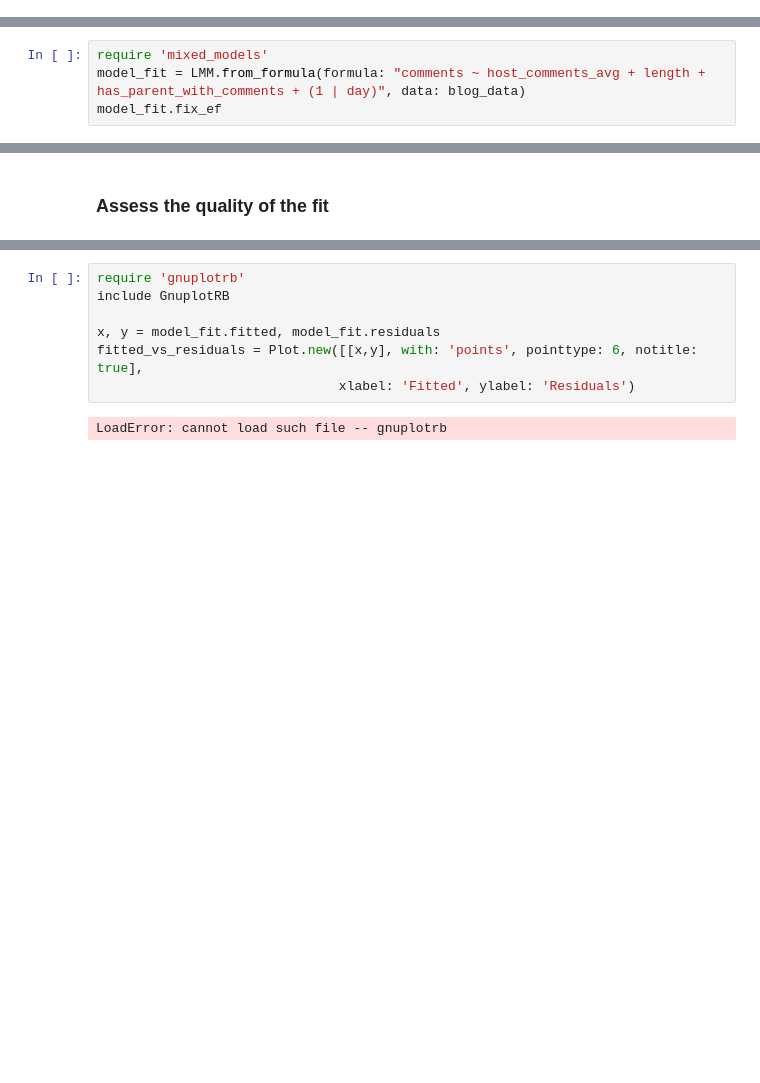
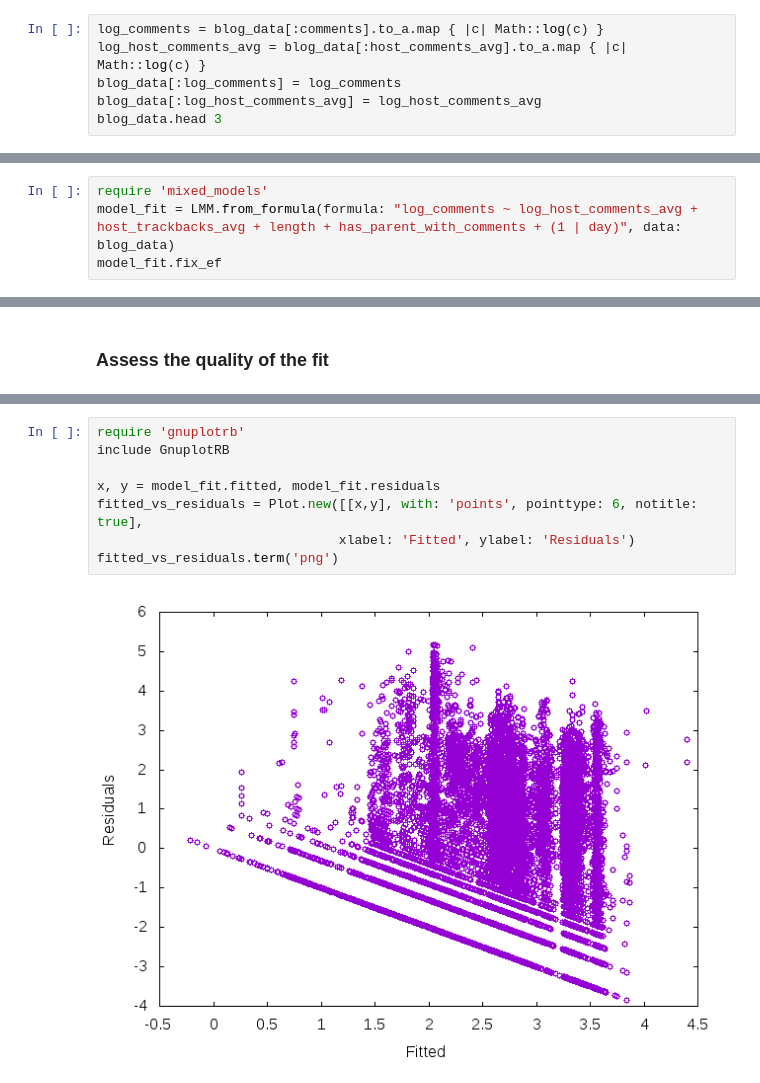
Before and after one commit to agisga/mixed_models, a Jupyter notebook: notebooks/blog_data.ipynb, the cells around one changed output, grey strips where cells are left out. Cells and saved outputs as stored; diff of their text form; blank space fills up the shorter version.

```diff
--- a/notebooks/blog_data.ipynb
+++ b/notebooks/blog_data.ipynb
@@ -112,0 +143,6 @@ blog_data.head 3
+# %%
+log_comments = blog_data[:comments].to_a.map { |c| Math::log(c) }
+log_host_comments_avg = blog_data[:host_comments_avg].to_a.map { |c| Math::log(c) }
+blog_data[:log_comments] = log_comments
+blog_data[:log_host_comments_avg] = log_host_comments_avg
+blog_data.head 3
@@ -113,5 +167,5 @@ blog_data.head 3
 # %%
 require 'mixed_models'
-model_fit = LMM.from_formula(formula: "comments ~ host_comments_avg + length + has_parent_with_comments + (1 | day)", data: blog_data)
+model_fit = LMM.from_formula(formula: "log_comments ~ log_host_comments_avg + host_trackbacks_avg + length + has_parent_with_comments + (1 | day)", data: blog_data)
 model_fit.fix_ef
 # %% [output]
@@ -141,9 +179,10 @@ starting iteration 19
 # %%
 require 'gnuplotrb'
 include GnuplotRB
 
 x, y = model_fit.fitted, model_fit.residuals
 fitted_vs_residuals = Plot.new([[x,y], with: 'points', pointtype: 6, notitle: true],
                                xlabel: 'Fitted', ylabel: 'Residuals')
+fitted_vs_residuals.term('png')
 # %% [output]
-LoadError: cannot load such file -- gnuplotrb
+[figure, added]
```
Also changed, not shown: parts of 41 cells of this notebook.
